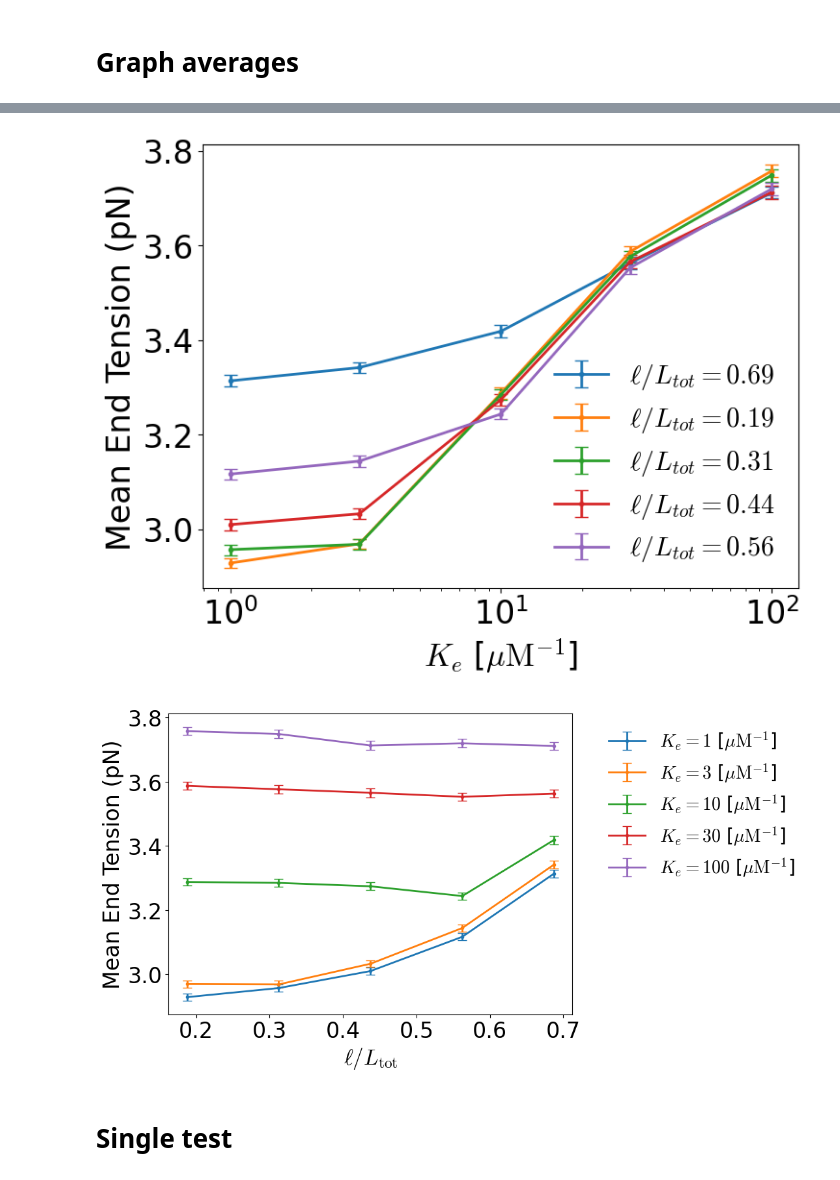
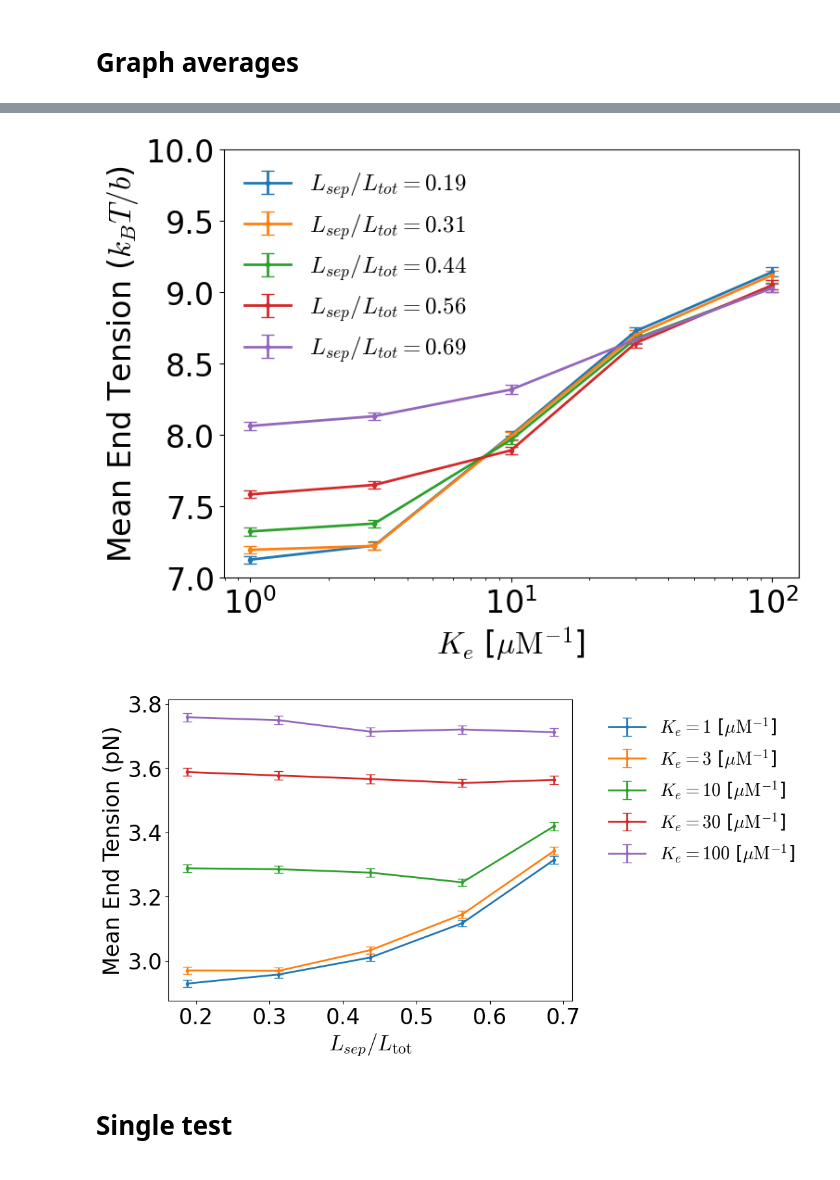
Before and after one commit to flatironinstitute/aLENS_analysis, a Jupyter notebook: notebooks/chromatin_notebooks/Dyn_cond_figs/tension.ipynb, the cells around one changed output, grey strips where cells are left out. Drawn from its saved outputs; the diff is of its cells as text; code cells hidden in the pictures.

```diff
--- a/notebooks/chromatin_notebooks/Dyn_cond_figs/tension.ipynb
+++ b/notebooks/chromatin_notebooks/Dyn_cond_figs/tension.ipynb
@@ -122,16 +125,16 @@ Diffusion time: 0.00038 s
 # %%
 # Load data
 loaded_tension_data_dict = {}
-with h5py.File("avg_tension_data.h5", 'r') as h5_file:
-    for ell_key in h5_file.keys():
-        if ell_key == "time":
+with h5py.File("SFig_tension/avg_tension_data.h5", 'r') as h5_file:
+    for Ls_key in h5_file.keys():
+        if Ls_key == "time":
             continue
-        ell_group = h5_file[ell_key]
-        ell = int(ell_key.split('_')[1])
+        Ls_group = h5_file[Ls_key]
+        Ls = int(Ls_key.split('_')[1])
         tension_dict = {}
-        for Ke_key in ell_group.keys():
+        for Ke_key in Ls_group.keys():
             Ke = int(Ke_key.split('_')[1])
-            tension_data = ell_group[Ke_key][:]
+            tension_data = Ls_group[Ke_key][:]
             tension_dict[Ke] = tension_data
-        loaded_tension_data_dict[ell] = tension_dict
+        loaded_tension_data_dict[Ls] = tension_dict
     loaded_time_arr = h5_file["time"][:]
@@ -138,49 +213,52 @@ with h5py.File("avg_tension_data.h5", 'r') as h5_file:
 # %%
+
 fig, ax = plt.subplots(figsize=(8,6))
-for ell, tension_dict in loaded_tension_data_dict.items():
+for Ls in sorted(loaded_tension_data_dict):
+    tension_dict = loaded_tension_data_dict[Ls]
     Ke_vals = sorted(tension_dict.keys())
     mean_tensions = []
     std_tensions = []
     for Ke in Ke_vals:
-        tension_data = tension_dict[Ke]
+        tension_data = tension_dict[Ke]*b_diam/kbT
         mean_tensions.append(np.mean(tension_data))
 
         std_tensions.append((np.std(tension_data) / np.sqrt(len(tension_data))*1.96))  # 95% confidence interval
 
     _ = ax.errorbar(Ke_vals, mean_tensions, yerr=std_tensions,
-                    marker='o', markersize=3, capsize=5, label=f"$\\ell/L_{{tot}}={ell/L_tot_um:.2f}$")
+                    marker='o', markersize=3, capsize=5, label=f"$L_{{sep}}/L_{{tot}}={Ls/L_tot_um:.2f}$")
 
 _ = ax.set_xscale('log')
 # _ = ax.set_xlabel("Ke")
+_ = ax.set_ylim(7, 10)
 _ = ax.set_xlabel(r"$K_e$ [$\mu {\rm M}^{-1}$]")
-_ = ax.set_ylabel("Mean End Tension (pN)")
-_ = ax.legend(frameon=False)
+_ = ax.set_ylabel("Mean End Tension ($k_B T / b$)")
+_ = ax.legend(fontsize=18, frameon=False)
 # %% [output]
-[figure, old version]
+[figure, new version]
 # %%
 fig, ax = plt.subplots(figsize=(8,6))
 
-ell_vals = sorted(loaded_tension_data_dict.keys())
+Ls_vals = sorted(loaded_tension_data_dict.keys())
 Ke_vals = sorted(next(iter(loaded_tension_data_dict.values())).keys())
 for Ke in Ke_vals:
     mean_tensions = []
     std_tensions = []
-    for ell in ell_vals:
-        tension_dict = loaded_tension_data_dict[ell]
+    for Ls in Ls_vals:
+        tension_dict = loaded_tension_data_dict[Ls]
         tension_data = tension_dict[Ke]
         mean_tensions.append(np.mean(tension_data))
         std_tensions.append((np.std(tension_data) / np.sqrt(len(tension_data))*1.96))  # 95% confidence interval
 
-    _ = ax.errorbar([ell/L_tot_um for ell in ell_vals], mean_tensions, yerr=std_tensions,
+    _ = ax.errorbar([Ls/L_tot_um for Ls in Ls_vals], mean_tensions, yerr=std_tensions,
                     marker='o',markersize=3, capsize=5, label=rf"$K_e={Ke}$ [$\mu {{\rm M}}^{{-1}}$]")
-    # _ = ax.scatter([ell/L_tot_um for ell in ell_vals], mean_tensions, label=rf"$K_e={Ke}$ [$\mu {{\rm M}}^{{-1}}$]")
+    # _ = ax.scatter([Ls/L_tot_um for Ls in Ls_vals], mean_tensions, label=rf"$K_e={Ke}$ [$\mu {{\rm M}}^{{-1}}$]")
 
 # _ = ax.set_xlabel("Ke")
-_ = ax.set_xlabel(r"$\ell/L_{\rm tot}$")
+_ = ax.set_xlabel(r"$L_{sep}/L_{\rm tot}$")
 _ = ax.set_ylabel("Mean End Tension (pN)")
 _ = ax.legend(bbox_to_anchor=(1.05, 1), loc='upper left', frameon=False)
 # %% [output]
-[figure, old version]
+[figure, new version]
 # %% [markdown]
 # Single test
 # %%
```
Also changed, not shown: parts of 14 cells of this notebook, 35 other files.
